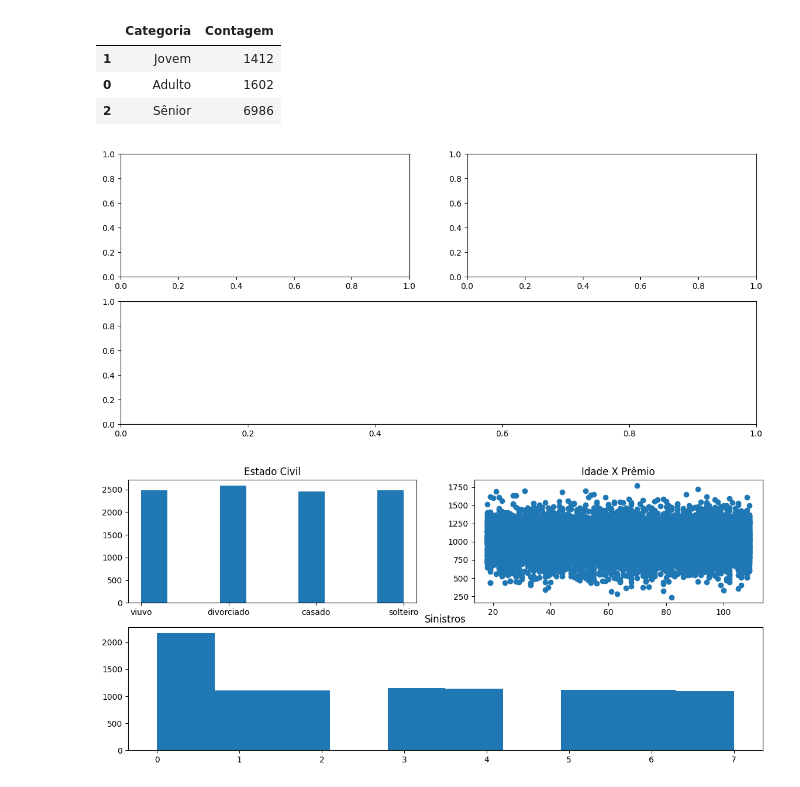
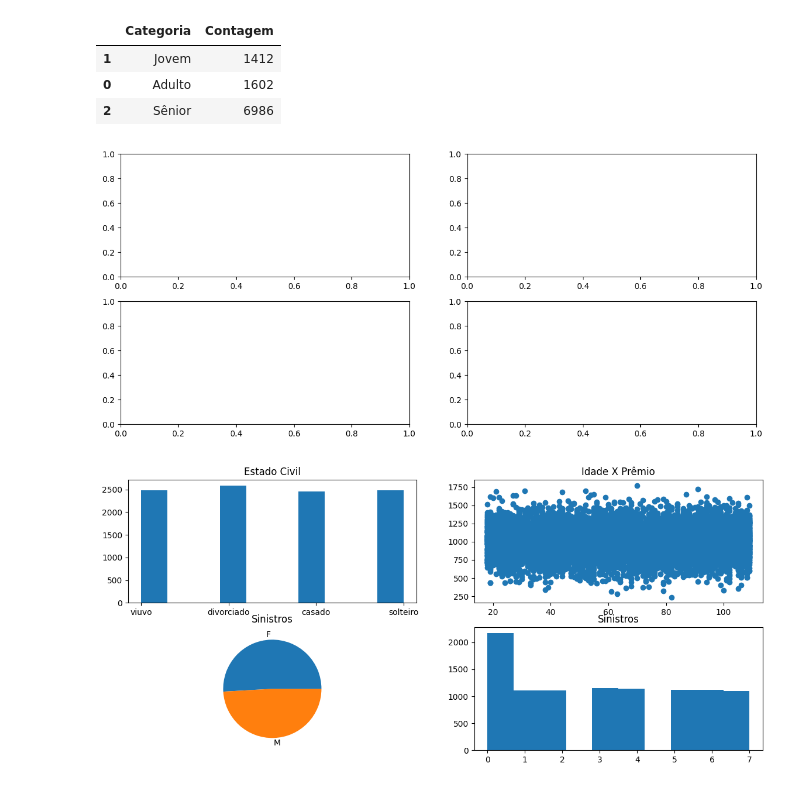
Before and after one commit to erikagascao/alura_data, a Jupyter notebook: semana8.ipynb, the cells around one changed output. Cells and saved outputs as stored; diff of their text form; code cells hidden in the pictures.

```diff
--- a/semana8.ipynb
+++ b/semana8.ipynb
@@ -91,16 +91,23 @@ import matplotlib.pyplot as plt
 area = plt.figure()
 g1 = area.add_subplot(2, 2, 1)
 g2 = area.add_subplot(2, 2, 2)
-g3 = area.add_subplot(2, 1, 2)
+#g3 = area.add_subplot(2, 1, 2)
+g3 = area.add_subplot(2, 2, 3)
+g4 = area.add_subplot(2, 2, 4)
 # %% [output]
-[figure, old version]
+[figure, new version]
 # %%
 g1.hist(dados['Estado Civil'])
 g1.set_title('Estado Civil')
 g2.scatter(dados.Idade, dados.Prêmio)
 g2.set_title('Idade X Prêmio')
-g3.hist(dados['Sinistros'])
+base_g3 = dados.groupby(by='Sexo')
+base_g3 = pd.DataFrame(base_g3['Sinistros'].sum().round(2))
+base_g3.reset_index(inplace=True)
+g3.pie(base_g3.Sinistros,labels=base_g3['Sexo'])
 g3.set_title('Sinistros')
+g4.hist(dados['Sinistros'])
+g4.set_title('Sinistros')
 area
 # %% [output]
-[figure, old version]
+[figure, new version]
```
